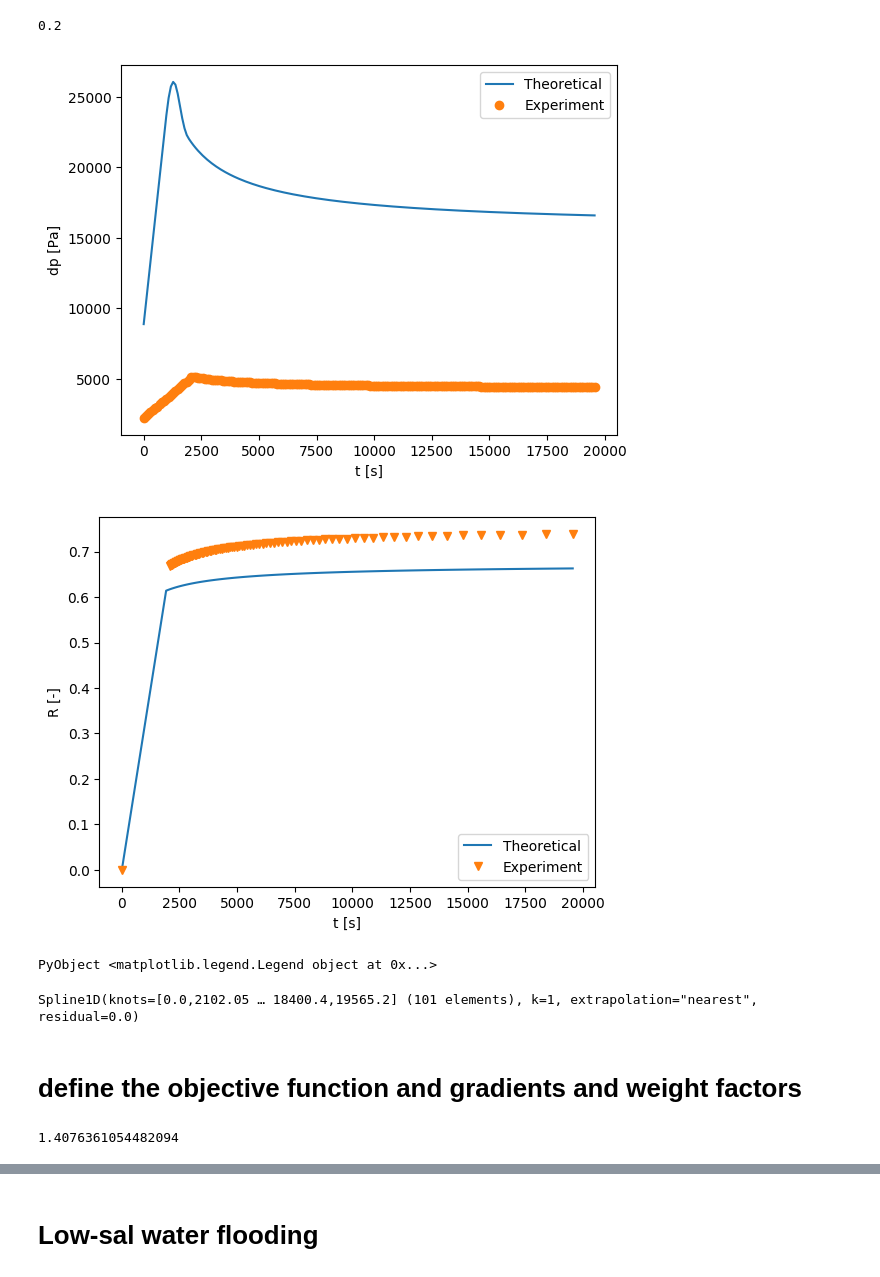
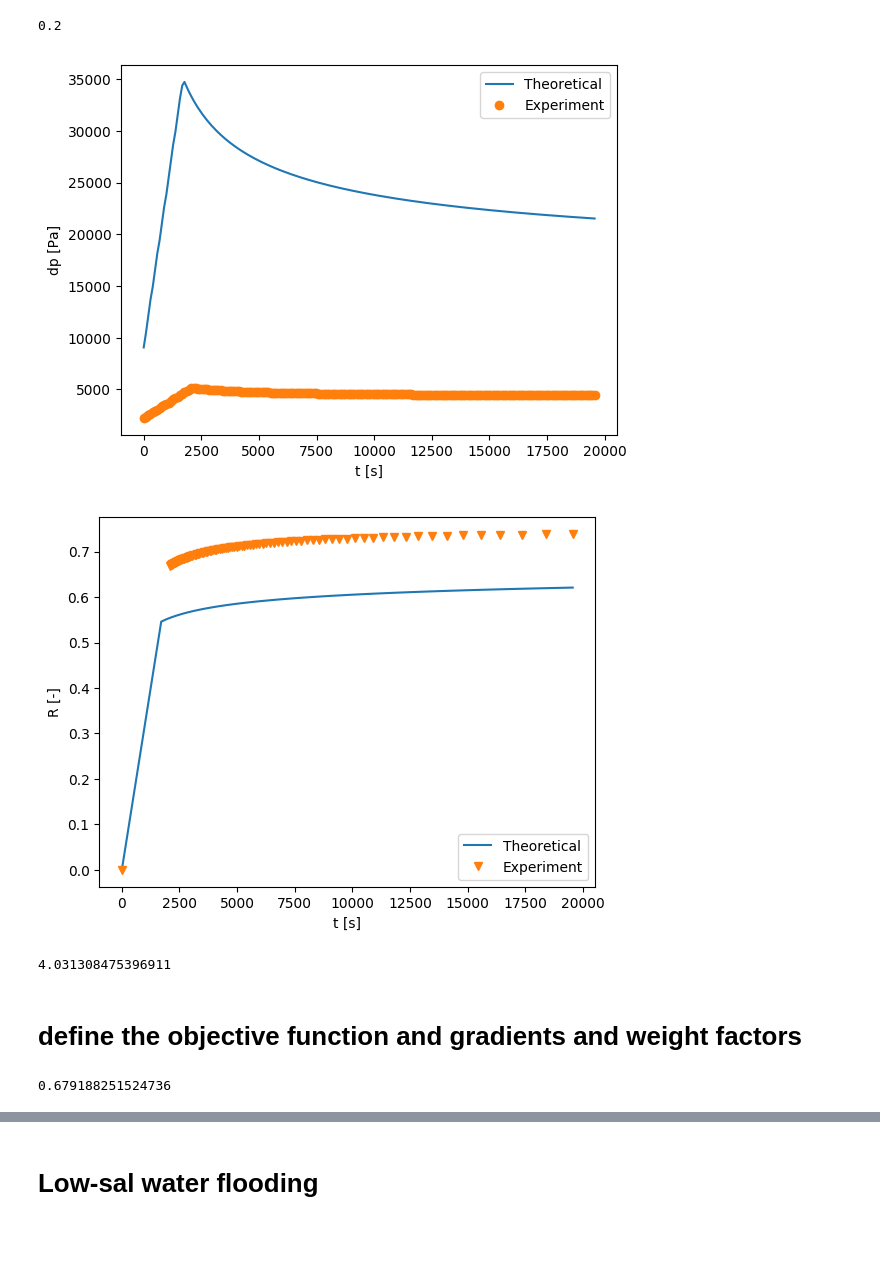
Before and after one commit to simulkade/peteng, a Jupyter notebook: analytical/notebooks/test_fractional_flow_package.ipynb, the cells around one changed output, grey strips where cells are left out. Cells and saved outputs as stored; diff of their text form; code cells hidden in the pictures; blank space fills up the shorter version.

```diff
--- a/analytical/notebooks/test_fractional_flow_package.ipynb
+++ b/analytical/notebooks/test_fractional_flow_package.ipynb
@@ -84,57 +85,83 @@ function error_calc(rel_perm_param, exp_data, core_props, fluids, core_flood; w_
     dp_calc = Spline1D(wf_res.dp_time[:,1], wf_res.dp_time[:,2], k=1, bc="nearest")
     R_calc = Spline1D(wf_res.recovery_time[:,1], wf_res.recovery_time[:,2], k=1, bc="nearest")
     error_dp = abs.(dp_calc(exp_data.t_exp_dp) .- exp_data.dp_exp)
 #     println(error_dp)
     error_R = abs.(R_calc(exp_data.t_exp_R) .- exp_data.R_exp)
 #     println(error_R)
-    error_dp_norm = w_p.*error_dp./maximum(error_dp)
-    error_R_norm = w_R.*error_R./maximum(error_R)
+    error_dp_norm = w_p.*error_dp./maximum(exp_data.dp_exp)
+    error_R_norm = w_R.*error_R./maximum(exp_data.R_exp)
     return mean(error_R_norm)+mean(error_dp_norm)
 end
 
 function vis_error(rel_perm_param, exp_data, core_props, fluids, core_flood)
     rel_perms = FF.oil_water_rel_perms(krw0=rel_perm_param[1], kro0=rel_perm_param[2],
     swc=rel_perm_param[5], sor=rel_perm_param[6], nw=rel_perm_param[3], no = rel_perm_param[4])
     wf_res = FF.water_flood(core_props, fluids, rel_perms, core_flood)
     figure()
     plot(wf_res.dp_time[:,1], wf_res.dp_time[:,2],  exp_data.t_exp_dp, exp_data.dp_exp, "o")
     xlabel("t [s]")
     ylabel("dp [Pa]")
     legend(["Theoretical", "Experiment"])
 
     figure()
     plot(wf_res.recovery_time[:,1], wf_res.recovery_time[:,2], exp_data.t_exp_R, exp_data.R_exp, "v")
     xlabel("t [s]")
     ylabel("R [-]")
     legend(["Theoretical", "Experiment"])
 
 end
 
 # test
-x_init = [0.109681, 0.201297, 3.96653, 2.0, 0.19, 0.262231]
+x_init = [0.109681, 0.201297, 3.96653, 3.0, 0.19, 0.262231]
+
+vis_error(x_init, exp_data1, core_props, fluids, core_flood)
 error_calc(x_init, exp_data1, core_props, fluids, core_flood)
-vis_error(x_init, exp_data1, core_props, fluids, core_flood)
 # %% [output]
-[figure, old version]
+[figure, new version]
-[figure, old version]
+[figure, new version]
-PyObject <matplotlib.legend.Legend object at 0x...>
+4.031308475396911
-# %%
-R_calc = Spline1D(wf_res.recovery_time[:,1], wf_res.recovery_time[:,2], k=1)
-# %% [output]
-Spline1D(knots=[0.0,2102.05 … 18400.4,19565.2] (101 elements), k=1, extrapolation="nearest", residual=0.0)
 # %% [markdown]
 # define the objective function and gradients and weight factors
 # %%
+# weight factors:
 w_p = ones(length(exp_data1.dp_exp))
-w_p[indmax(exp_data1.dp_exp)] = 5
+ind_max = indmax(exp_data1.dp_exp)
+w_p[ind_max-1:ind_max+2] = 10
+w_p[end]=10
+w_p[1]=10
+w_R = ones(length(exp_data1.R_exp))
+w_R[2] = 10
+w_R[end:end-3]=10
+
 
 function f(x)
-    return error_calc(x, exp_data1, core_props, fluids, core_flood)
+    f_val = 0.0
+    try
+        f_val = error_calc(x, exp_data1, core_props, fluids, core_flood, w_p = w_p, w_R = w_R)
+    catch
+        f_val = 100.0
+#         info("Objective function did not converge!")
+    end
+    return f_val
 end
 
 
 function g(x)
-    return Calculus.gradient(x -> error_calc(x, exp_data1, core_props, fluids, core_flood), x)
+    eps1 = 1e-4
+    f_val = f(x)
+    g_val = ones(length(x))
+    try
+        # g_val = Calculus.gradient(x -> error_calc(x, exp_data1, core_props, fluids, core_flood), x)
+        for j in eachindex(x)
+            x2 = copy(x)
+            x2[j]+=eps1
+            f_val2 = f(x2)
+            g_val[j] = (f_val2-f_val)/eps1
+        end
+    catch
+        g_val = ones(length(x))
+    end
+    return g_val
 end
 
 function obj_fun(param, grad)
@@ -142,14 +169,20 @@ function obj_fun(param, grad)
       grad[:] = g(param)
     end
 
-    return f(param)
+    obj_fun_val = f(param)
+    if isnan(obj_fun_val) || isinf(obj_fun_val)
+        obj_fun_val = 100.0
+    end
+    return obj_fun_val
 end
 
 # test
 grad_x = zeros(6)
 obj_fun([1.0, 0.8, 3, 4, 0.2, 0.2], grad_x)
+
+f([1.0, 0.8, 2, 2, 0.1, 0.2])
 # %% [output]
-1.4076361054482094
+0.679188251524736
 # %%
 grad_x
 # %% [output]
```
Also changed, not shown: parts of 5 cells of this notebook, 2 other files.
